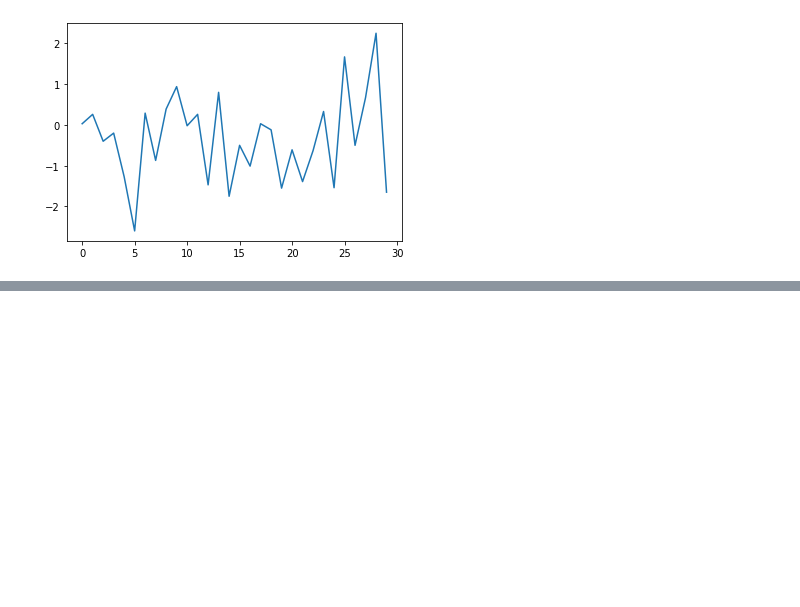
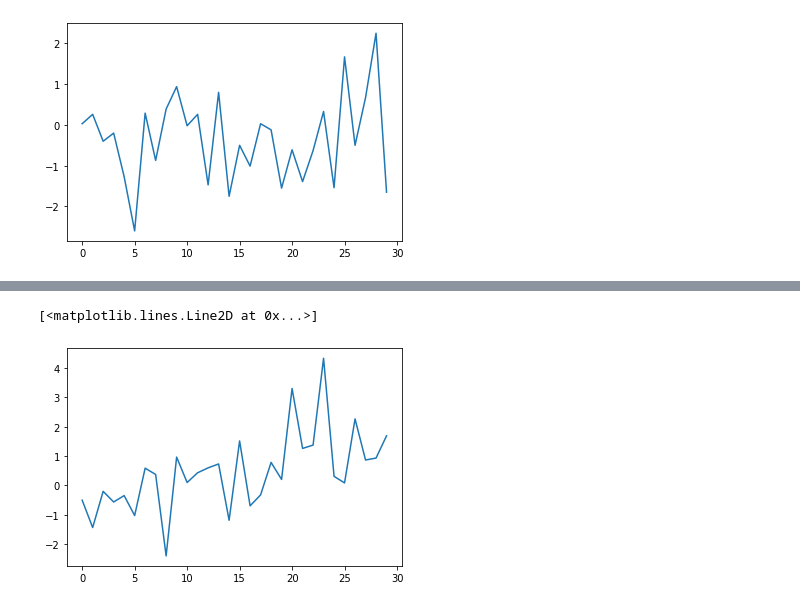
Before and after one commit to shiunru/M10821053, a Jupyter notebook: montecarlo.ipynb, the cells around one changed output, grey strips where cells are left out. Cells and saved outputs as stored; diff of their text form; code cells hidden in the pictures; blank space fills up the shorter version.

```diff
--- a/montecarlo.ipynb
+++ b/montecarlo.ipynb
@@ -126,0 +53,10 @@ CCP_DT_DS
+# %%
+CCP_US
+d = [-0.506, -1.439, -0.204, -0.567, -0.349, -1.03 ,  0.586,  0.372,
+        -2.407,  0.964,  0.097,  0.429,  0.597,  0.73 , -1.191,  1.515,
+        -0.698, -0.326,  0.783,  0.202,  3.305,  1.26 ,  1.373,  4.336,
+         0.307,  0.083,  2.267,  0.865,  0.931,  1.688]
+plt.plot(d)
+# %% [output]
+[<matplotlib.lines.Line2D at 0x...>]
+[figure, added]
```
Also changed, not shown: parts of 25 cells of this notebook, 2 other files.
